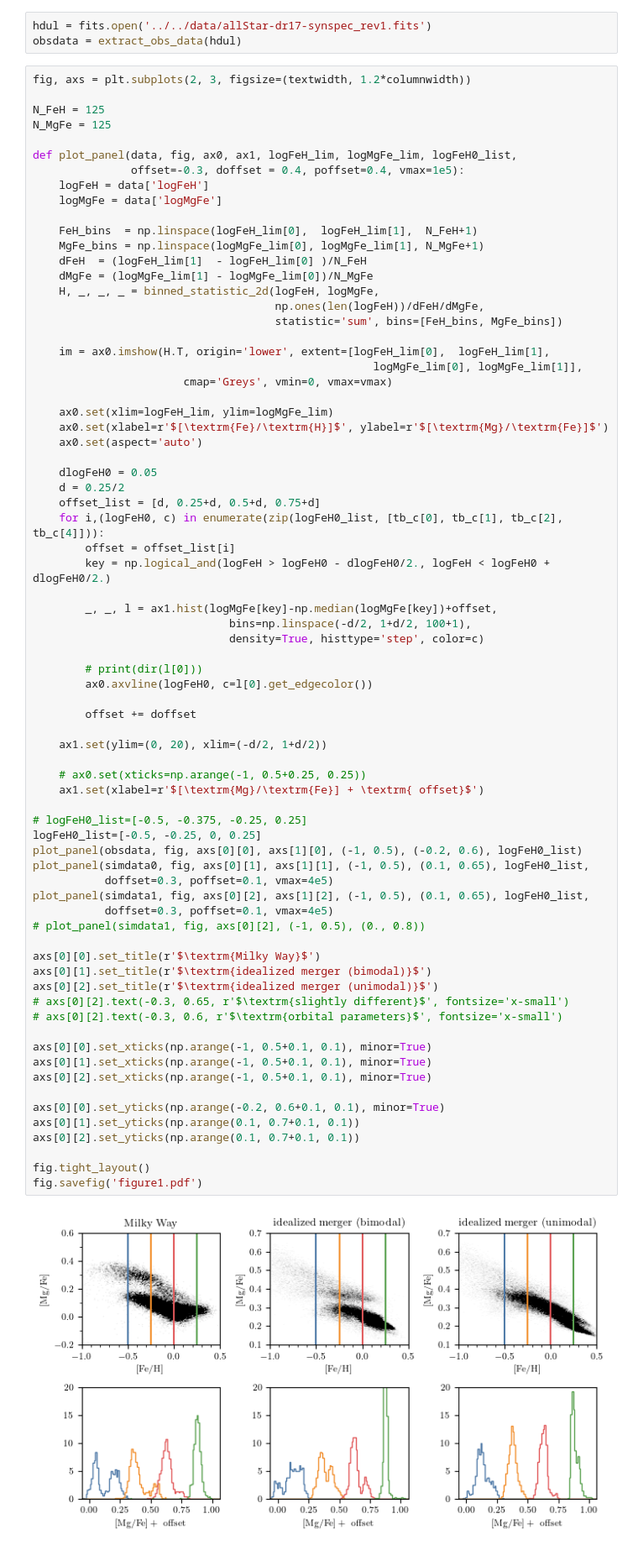
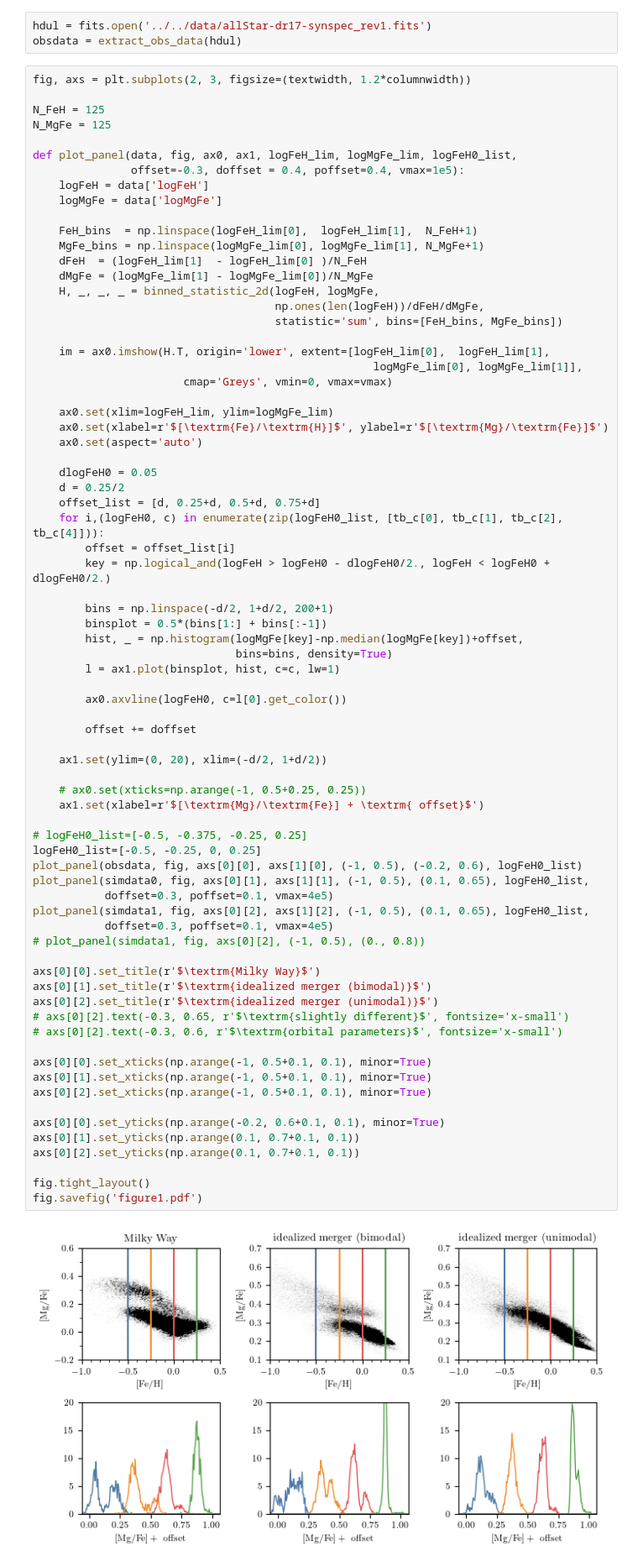
Before and after one commit to gusbeane/GSEgas, a Jupyter notebook: plots/figure1/figure1.ipynb, the cells around one changed output. Shown at 84% size. Cells and saved outputs as stored; diff of their text form.

Commit message:
Make fig1 hist smooth

```diff
--- a/plots/figure1/figure1.ipynb
+++ b/plots/figure1/figure1.ipynb
@@ -169,12 +169,13 @@ def plot_panel(data, fig, ax0, ax1, logFeH_lim, logMgFe_lim, logFeH0_list,
         offset = offset_list[i]
         key = np.logical_and(logFeH > logFeH0 - dlogFeH0/2., logFeH < logFeH0 + dlogFeH0/2.)
 
-        _, _, l = ax1.hist(logMgFe[key]-np.median(logMgFe[key])+offset,
-                              bins=np.linspace(-d/2, 1+d/2, 100+1),
-                              density=True, histtype='step', color=c)
+        bins = np.linspace(-d/2, 1+d/2, 200+1)
+        binsplot = 0.5*(bins[1:] + bins[:-1])
+        hist, _ = np.histogram(logMgFe[key]-np.median(logMgFe[key])+offset,
+                               bins=bins, density=True)
+        l = ax1.plot(binsplot, hist, c=c, lw=1)
 
-        # print(dir(l[0]))
-        ax0.axvline(logFeH0, c=l[0].get_edgecolor())
+        ax0.axvline(logFeH0, c=l[0].get_color())
 
         offset += doffset
 
@@ -182,31 +183,31 @@ def plot_panel(data, fig, ax0, ax1, logFeH_lim, logMgFe_lim, logFeH0_list,
 
     # ax0.set(xticks=np.arange(-1, 0.5+0.25, 0.25))
     ax1.set(xlabel=r'$[\textrm{Mg}/\textrm{Fe}] + \textrm{ offset}$')
 
 # logFeH0_list=[-0.5, -0.375, -0.25, 0.25]
 logFeH0_list=[-0.5, -0.25, 0, 0.25]
 plot_panel(obsdata, fig, axs[0][0], axs[1][0], (-1, 0.5), (-0.2, 0.6), logFeH0_list)
 plot_panel(simdata0, fig, axs[0][1], axs[1][1], (-1, 0.5), (0.1, 0.65), logFeH0_list,
            doffset=0.3, poffset=0.1, vmax=4e5)
 plot_panel(simdata1, fig, axs[0][2], axs[1][2], (-1, 0.5), (0.1, 0.65), logFeH0_list,
            doffset=0.3, poffset=0.1, vmax=4e5)
 # plot_panel(simdata1, fig, axs[0][2], (-1, 0.5), (0., 0.8))
 
 axs[0][0].set_title(r'$\textrm{Milky Way}$')
 axs[0][1].set_title(r'$\textrm{idealized merger (bimodal)}$')
 axs[0][2].set_title(r'$\textrm{idealized merger (unimodal)}$')
 # axs[0][2].text(-0.3, 0.65, r'$\textrm{slightly different}$', fontsize='x-small')
 # axs[0][2].text(-0.3, 0.6, r'$\textrm{orbital parameters}$', fontsize='x-small')
 
 axs[0][0].set_xticks(np.arange(-1, 0.5+0.1, 0.1), minor=True)
 axs[0][1].set_xticks(np.arange(-1, 0.5+0.1, 0.1), minor=True)
 axs[0][2].set_xticks(np.arange(-1, 0.5+0.1, 0.1), minor=True)
 
 axs[0][0].set_yticks(np.arange(-0.2, 0.6+0.1, 0.1), minor=True)
 axs[0][1].set_yticks(np.arange(0.1, 0.7+0.1, 0.1))
 axs[0][2].set_yticks(np.arange(0.1, 0.7+0.1, 0.1))
 
 fig.tight_layout()
 fig.savefig('figure1.pdf')
 # %% [output]
-[figure, old version]
+[figure, new version]
```
Also changed, not shown: parts of 2 cells of this notebook, 1 other file.
